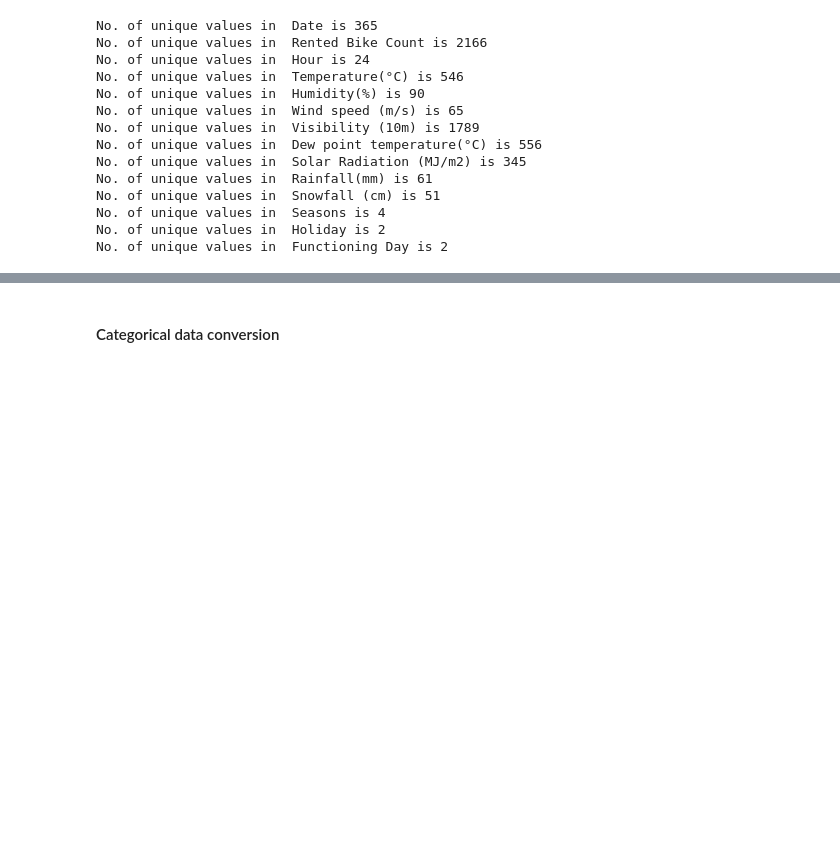
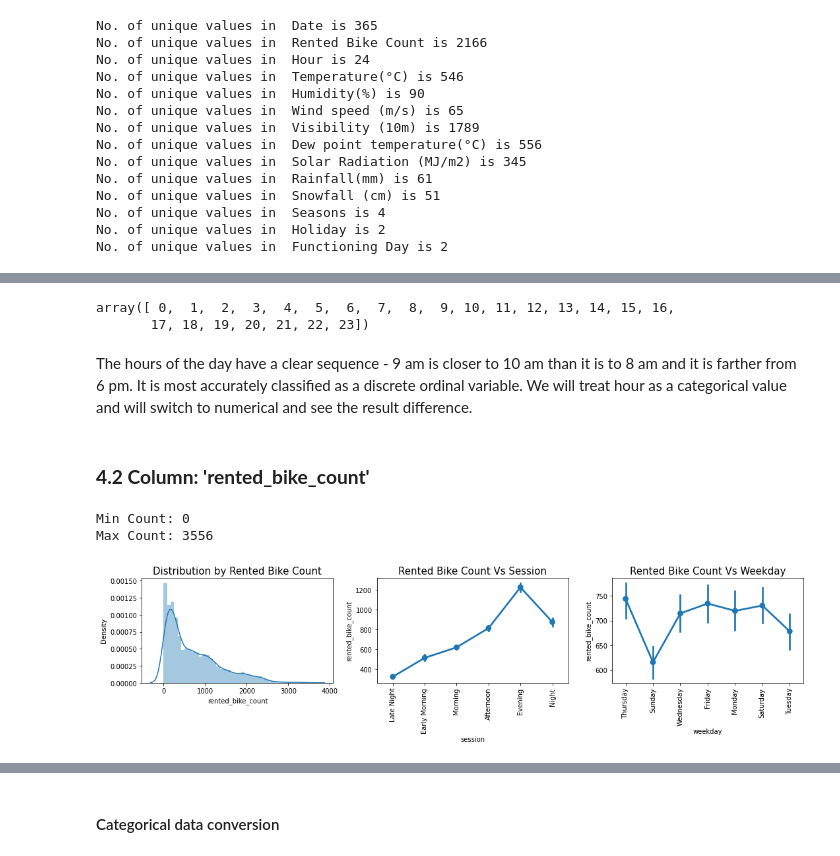
Before and after one commit to Navneet2409/bike-sharing-demand-prediction, a Jupyter notebook: Bike_Sharing_Notebook_Navneet_Keshri.ipynb, the cells around one changed output, grey strips where cells are left out. Cells and saved outputs as stored; diff of their text form; code cells hidden in the pictures; blank space fills up the shorter version.

```diff
--- a/Bike_Sharing_Notebook_Navneet_Keshri.ipynb
+++ b/Bike_Sharing_Notebook_Navneet_Keshri.ipynb
@@ -324,4 +325,0 @@ bike_df['date'] = bike_df['date'].apply(lambda x:
-# %%
-bike_df['year'] = bike_df['date'].dt.year
-bike_df['month'] = bike_df['date'].dt.month
-bike_df['day'] = bike_df['date'].dt.day_name()
@@ -330,5 +325,0 @@ bike_df['day'] = bike_df['date'].dt.day_name()
-# %%
-# From these column we need weekends
-#creating a new column of "weekend" and drop the column "Date","day","year"
-bike_df['weekend'] = bike_df['day'].apply(lambda x : 1 if x=='Saturday' or x=='Sunday' else 0 )
-bike_df=bike_df.drop(columns=['date','day','year'],axis=1)
@@ -334,0 +357,18 @@ bike_df=bike_df.drop(columns=['date','day','year'],axis=1)
+# %%
+# Splitting Date into year, month, day & day_name
+bike_df.date = pd.to_datetime(bike_df.date)
+
+bike_df['day'] = bike_df['date'].dt.day
+bike_df['month'] = bike_df['date'].dt.month
+bike_df['year'] = bike_df['date'].dt.year
+bike_df['weekday'] = bike_df['date'].dt.day_name()
+
+# droping Date column
+bike_df.drop('date', axis=1, inplace=True)
+# %%
+bike_df.hour.unique()
+# %% [output]
+array([ 0,  1,  2,  3,  4,  5,  6,  7,  8,  9, 10, 11, 12, 13, 14, 15, 16,
+       17, 18, 19, 20, 21, 22, 23])
+# %% [markdown]
+The hours of the day have a clear sequence - 9 am is closer to 10 am than it is to 8 am and it is farther from 6 pm. It is most accurately classified as a discrete ordinal variable. We will treat hour as a categorical value and will switch to numerical and see the result difference.
@@ -334,0 +399,33 @@ bike_df=bike_df.drop(columns=['date','day','year'],axis=1)
+# %% [markdown]
+### **4.2 Column: 'rented_bike_count'**
+# %%
+print(f'Min Count: {bike_df.rented_bike_count.min()}')
+print(f'Max Count: {bike_df.rented_bike_count.max()}')
+# %% [output]
+Min Count: 0
+Max Count: 3556
+# %%
+fig,ax = plt.subplots(1,3, figsize=(15,4))
+
+# Distribution analysis
+dist = sns.distplot(bike_df['rented_bike_count'], ax=ax[0])
+dist.set_title('Distribution by Rented Bike Count', size=15)
+
+# Bi-variate analysis
+# Rented Bike Count Vs Session
+point = sns.pointplot(data=bike_df, x='session', y='rented_bike_count', ax=ax[1])
+point.set_title('Rented Bike Count Vs Session', size=15)
+# Set x-ticks rotation to 90 degrees
+point.set_xticklabels(point.get_xticklabels(), rotation=90)
+
+# Bi-variate analysis
+# Rented Bike Count Vs Weekday
+point = sns.pointplot(data=bike_df, x='weekday', y='rented_bike_count', ax=ax[2])
+point.set_title('Rented Bike Count Vs Weekday', size=15)
+# Set x-ticks rotation to 90 degrees
+plt.xticks(rotation=90)
+
+plt.tight_layout()
+plt.show()
+# %% [output]
+[figure, added]
```
Also changed, not shown: parts of 264 cells of this notebook.
